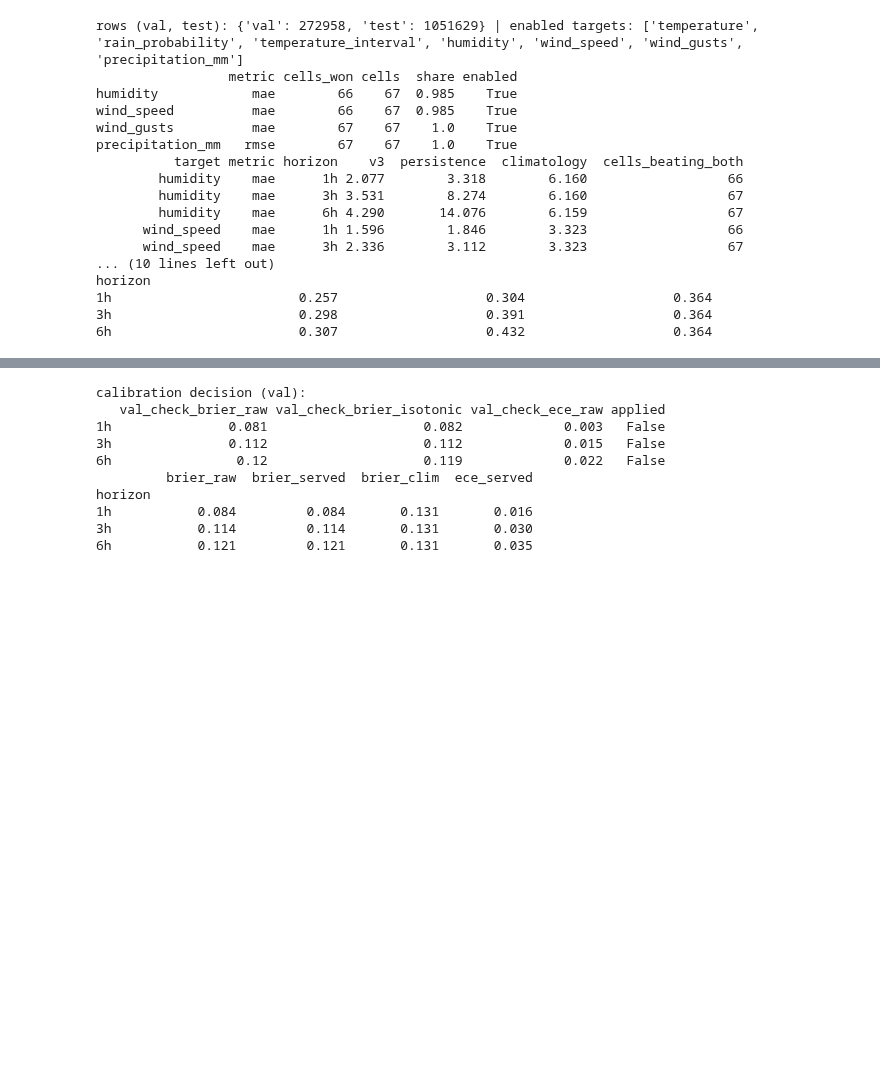
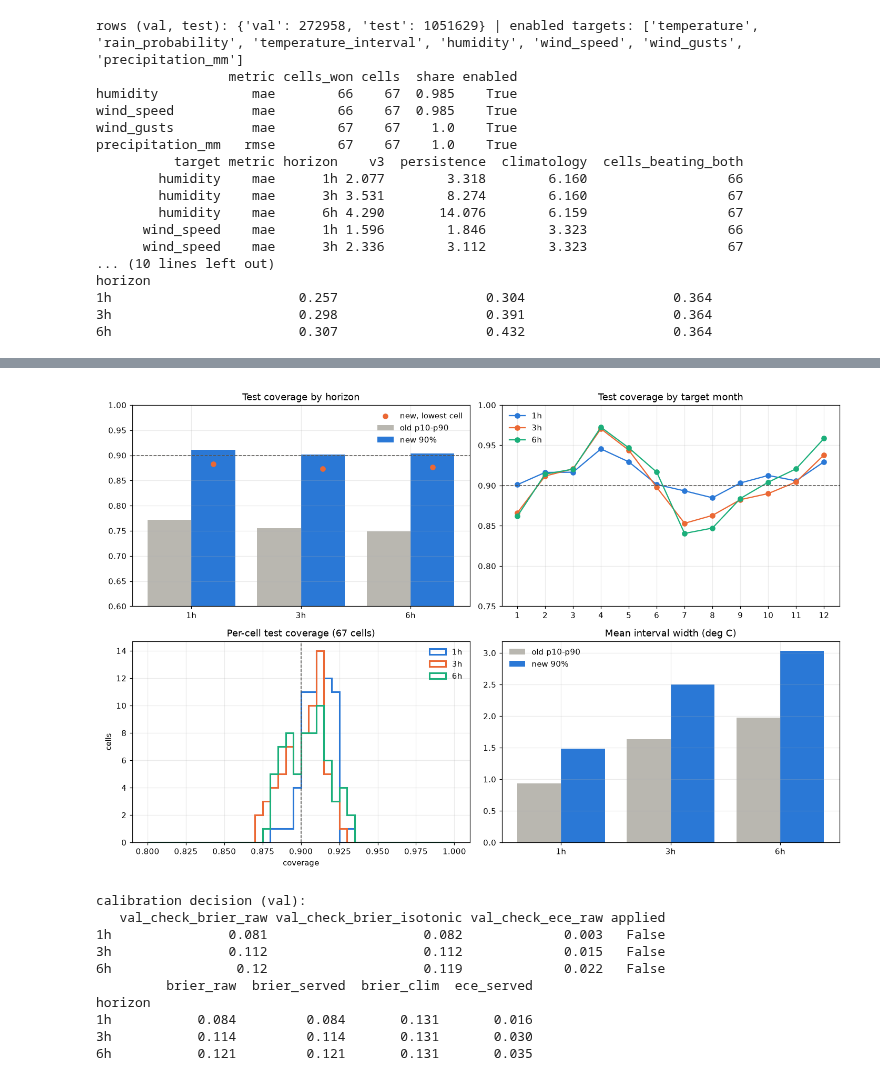
Before and after one commit to chigiabao/SKYAPP, a Jupyter notebook: notebooks/global_model.ipynb, the cells around one changed output, grey strips where cells are left out. Saved outputs shown, nothing was run; the diff lists cells and outputs as text; code cells hidden in the pictures; blank space fills up the shorter version.

```diff
--- a/notebooks/global_model.ipynb
+++ b/notebooks/global_model.ipynb
@@ -29,6 +29,8 @@ if RETRAIN or not (V3 / 'evaluation_v3.json').exists():
     subprocess.run([sys.executable, str(BACKEND / 'scripts' / 'train_global_v3.py')], check=True)
 if RETRAIN or not (V3 / 'extension_v3.json').exists():
     subprocess.run([sys.executable, str(BACKEND / 'scripts' / 'train_global_v3_ext.py')], check=True)
+if RETRAIN or 'version' not in json.loads((V3 / 'extension_v3.json').read_text(encoding='utf-8'))['interval']:
+    subprocess.run([sys.executable, str(BACKEND / 'scripts' / 'train_global_v3_interval.py')], check=True)
 meta = json.loads((V3 / 'metadata_v3.json').read_text(encoding='utf-8'))
 ev = json.loads((V3 / 'evaluation_v3.json').read_text(encoding='utf-8'))
 static = json.loads((V3 / 'cell_static.json').read_text(encoding='utf-8'))
@@ -376,0 +389,17 @@ horizon
+# %%
+iv = ext['interval']
+print('grouping:', iv['grouping'], '| scale:', iv['scale'], '| calibration level:', iv['calibration_level'], '| groups:', len(iv['offsets']))
+bt = pd.read_csv(V3 / 'interval_backtest_grid.csv')
+print('backtest (2024, no test data) - 5 narrowest passing options:')
+print(bt[bt['pass']].sort_values('width').head(5).to_string(index=False))
+tab = []
+for name, d in (('new 90% (served)', iv['test']), ('new, without point', iv['test_without_point']),
+                ('old p10-p90', iv['test_previous_p10_p90']), ('new, spatial holdout (31 cells)', iv['holdout'])):
+    for h in ('1h', '3h', '6h'):
+        tab.append({'interval': name, 'horizon': h, **d[h]})
+print(pd.DataFrame(tab).pivot(index='interval', columns='horizon', values=['cov_mean', 'cov_min_cell', 'width']).round(3))
+dg = pd.read_csv(V3 / 'interval_test_diagnostics.csv')
+CONDAO = 'om-8.6819-106.5892'
+print('Con Dao:'); print(dg[(dg.by == 'cell_id') & (dg.value == CONDAO)][['h', 'cov', 'width', 'cov_old', 'width_old']].round(3).to_string(index=False))
+print('rain day (>= 1 mm on the target date) vs dry day:')
+print(dg[dg.by == 'rain_day'].pivot(index='value', columns='h', values='cov').round(3))
@@ -377,3 +424,29 @@ horizon
+# %%
+fig, ax = plt.subplots(2, 2, figsize=(13, 8.5))
+cell = dg[dg.by == 'cell_id']; mon = dg[dg.by == 'month'].assign(m=lambda x: x.value.astype(int))
+x = np.arange(3); hs = [1, 3, 6]
+ax[0, 0].bar(x - 0.2, [iv['test_previous_p10_p90'][f'{h}h']['cov_mean'] for h in hs], 0.4, color='#b9b7b0', label='old p10-p90')
+ax[0, 0].bar(x + 0.2, [iv['test'][f'{h}h']['cov_mean'] for h in hs], 0.4, color='#2a78d6', label='new 90%')
+ax[0, 0].scatter(x + 0.2, [iv['test'][f'{h}h']['cov_min_cell'] for h in hs], color='#eb6834', zorder=3, label='new, lowest cell')
+ax[0, 0].set_xticks(x, ['1h', '3h', '6h']); ax[0, 0].set_ylim(0.6, 1); ax[0, 0].set_title('Test coverage by horizon')
+for h in hs:
+    g = mon[mon.h == h].sort_values('m')
+    ax[0, 1].plot(g.m, g['cov'], marker='o', color=COL[f'{h}h'], label=f'{h}h')
+ax[0, 1].set_xticks(range(1, 13)); ax[0, 1].set_title('Test coverage by target month'); ax[0, 1].set_ylim(0.75, 1)
+bins = np.linspace(0.8, 1.0, 41)
+for h in hs:
+    ax[1, 0].hist(cell[cell.h == h]['cov'], bins=bins, histtype='step', lw=2, color=COL[f'{h}h'], label=f'{h}h')
+ax[1, 0].set_title('Per-cell test coverage (67 cells)'); ax[1, 0].set_xlabel('coverage'); ax[1, 0].set_ylabel('cells')
+ax[1, 1].bar(x - 0.2, [iv['test_previous_p10_p90'][f'{h}h']['width'] for h in hs], 0.4, color='#b9b7b0', label='old p10-p90')
+ax[1, 1].bar(x + 0.2, [iv['test'][f'{h}h']['width'] for h in hs], 0.4, color='#2a78d6', label='new 90%')
+ax[1, 1].set_xticks(x, ['1h', '3h', '6h']); ax[1, 1].set_title('Mean interval width (deg C)')
+for a in (ax[0, 0], ax[0, 1], ax[1, 0]):
+    a.axhline(0.9, color='#52514e', ls='--', lw=1) if a is not ax[1, 0] else a.axvline(0.9, color='#52514e', ls='--', lw=1)
+for a in ax.flat:
+    a.grid(alpha=0.25); a.legend(frameon=False)
+plt.tight_layout(); plt.savefig(FIG / 'v3_interval90_coverage.png', dpi=110); plt.close(); display(Image(FIG / 'v3_interval90_coverage.png'))
+# %% [output]
+[figure, added]
 # %%
 rc = ext['rain_calibration']
 print('calibration decision (val):'); print(pd.DataFrame(rc['per_horizon']).T)
```
Also changed, not shown: parts of 6 cells of this notebook, 26 other files.
